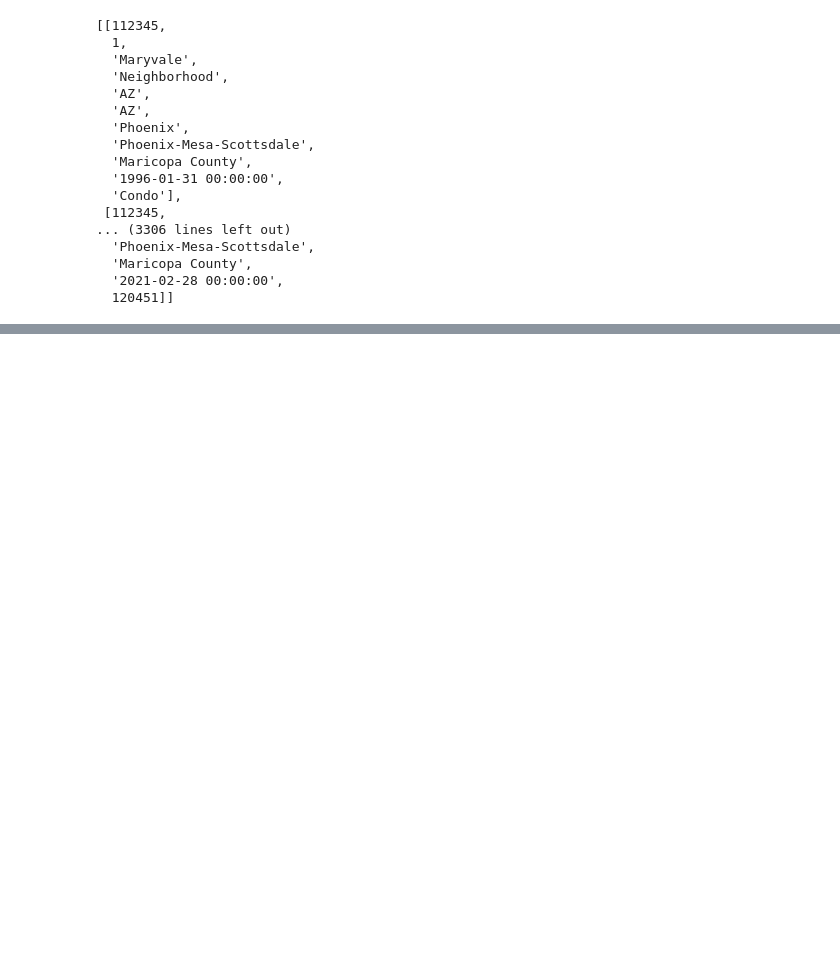
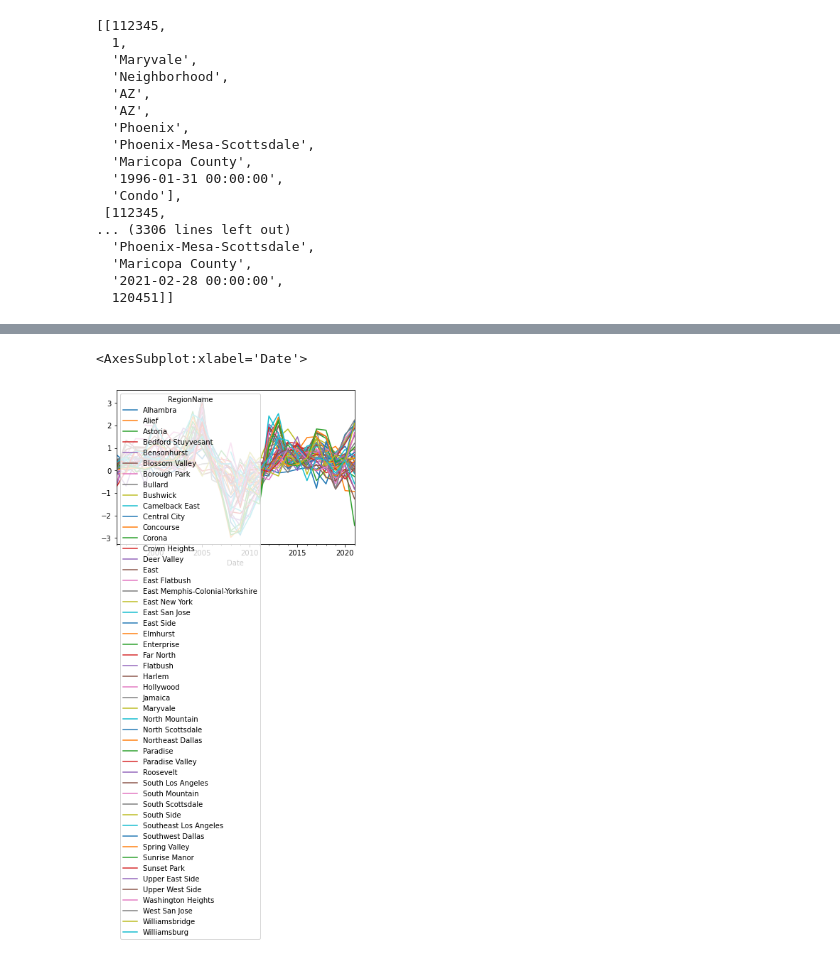
Before and after one commit to michael-brittlebank/digital-builder-capstone, a Jupyter notebook: main.ipynb, the cells around one changed output, grey strips where cells are left out. Drawn from its saved outputs; the diff is of its cells as text; code cells hidden in the pictures; blank space fills up the shorter version.

```diff
--- a/main.ipynb
+++ b/main.ipynb
@@ -686,32 +686,17 @@ pd.set_option('display.max_colwidth', None)  # or 199
 copydata = copy.deepcopy(data)
 
 columns = copydata.pop(0)
-df = pd.DataFrame(copydata, columns=columns) # import into dataframe from database
+df1 = pd.DataFrame(copydata, columns=columns) # import into dataframe from database
 
 # temp while reading from file
-df['ZHVI'] = df['ZHVI'].astype(float)
+df1['ZHVI'] = df1['ZHVI'].astype(float)
 
-df["Date"] = pd.to_datetime(df["Date"]) # convert to pandas date
-df['ZHVI'] = df['ZHVI'].replace([0], np.nan) # replace zero ZHVI with NAN to exclude from calculations
-df.sort_values(by=['Date']) # sorting the data allows for percent change to be calculated correctly
+df1["Date"] = pd.to_datetime(df1["Date"]) # convert to pandas date
+df1['ZHVI'] = df1['ZHVI'].replace([0], np.nan) # replace zero ZHVI with NAN to exclude from calculations
+df1.sort_values(by=['Date']) # sorting the data allows for percent change to be calculated correctly
 
-#df.tail()
+# todo, maybe delete pct_change
+df1['% Change'] = df1.groupby(['RegionName'])['ZHVI'].pct_change()*100
 
-
-#df["datetime"] = pd.to_datetime(df["datetime"])
-#df.head()
-#df2 = df.pivot(columns="Date", values="ZHVI")
-#df2.head()
-
-#df["Date"].min(), df["Date"].max()
-#df.groupby([pd.to_datetime(df["Date"]).dt.year, "RegionName"])["ZHVI"].mean()
-#df.groupby(["RegionName"])["ZHVI"].mean()
-df['% Change'] = df.groupby(['RegionName'])['ZHVI'].pct_change()*100
-#df.groupby(['Date', "RegionName"])['% Change'].sum()
-#display(df)
-
-df2 = df.pivot(index="Date", columns="RegionName", values="% Change")
-df2 = df2.resample("Y").mean()
-#display(df2)
-df2.plot()
+df1.head()
 # %% [output]
@@ -719,0 +709,9 @@ df2.plot()
+# %%
+
+df2 = df1.pivot(index="Date", columns="RegionName", values="% Change")
+df2 = df2.resample("Y").mean()
+#df2.head()
+df2.plot()
+# %% [output]
+<AxesSubplot:xlabel='Date'>
+[figure, added]
```
Also changed, not shown: parts of 5 cells of this notebook, 3 other files.
